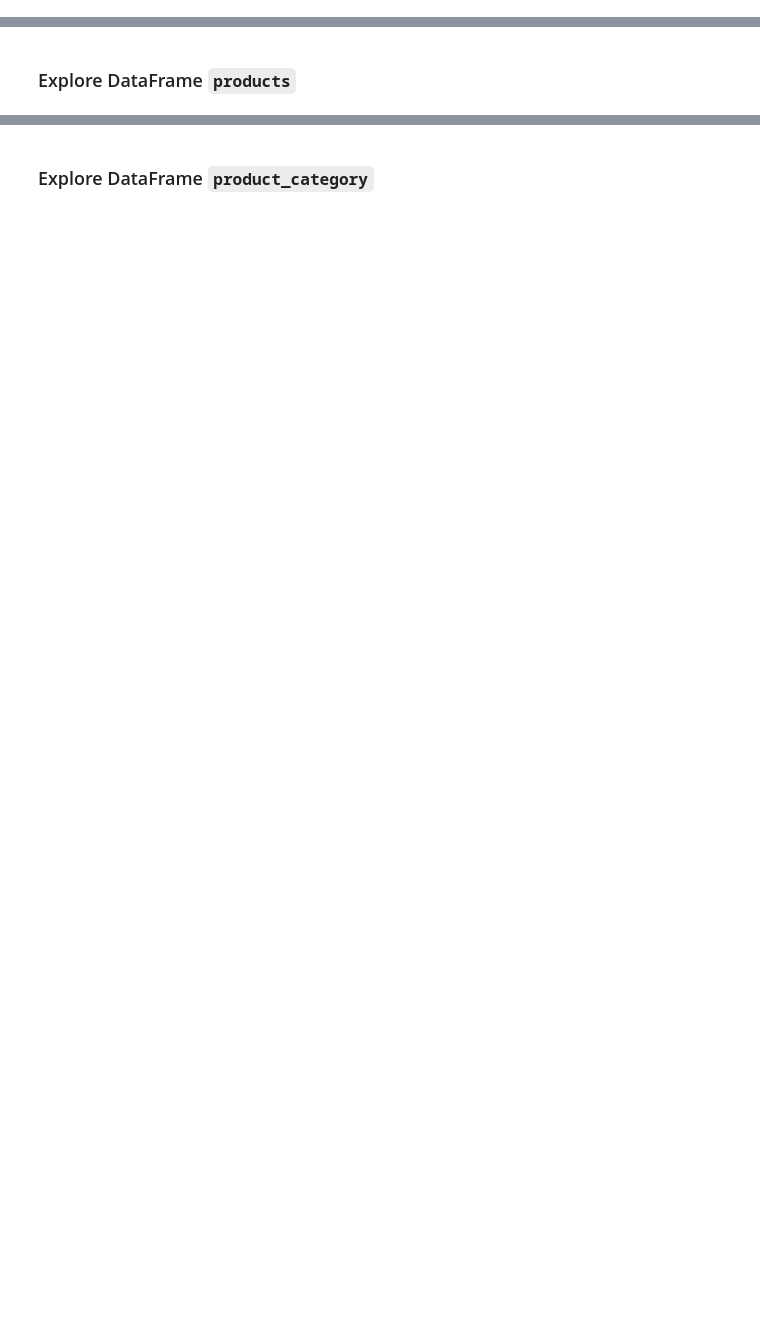
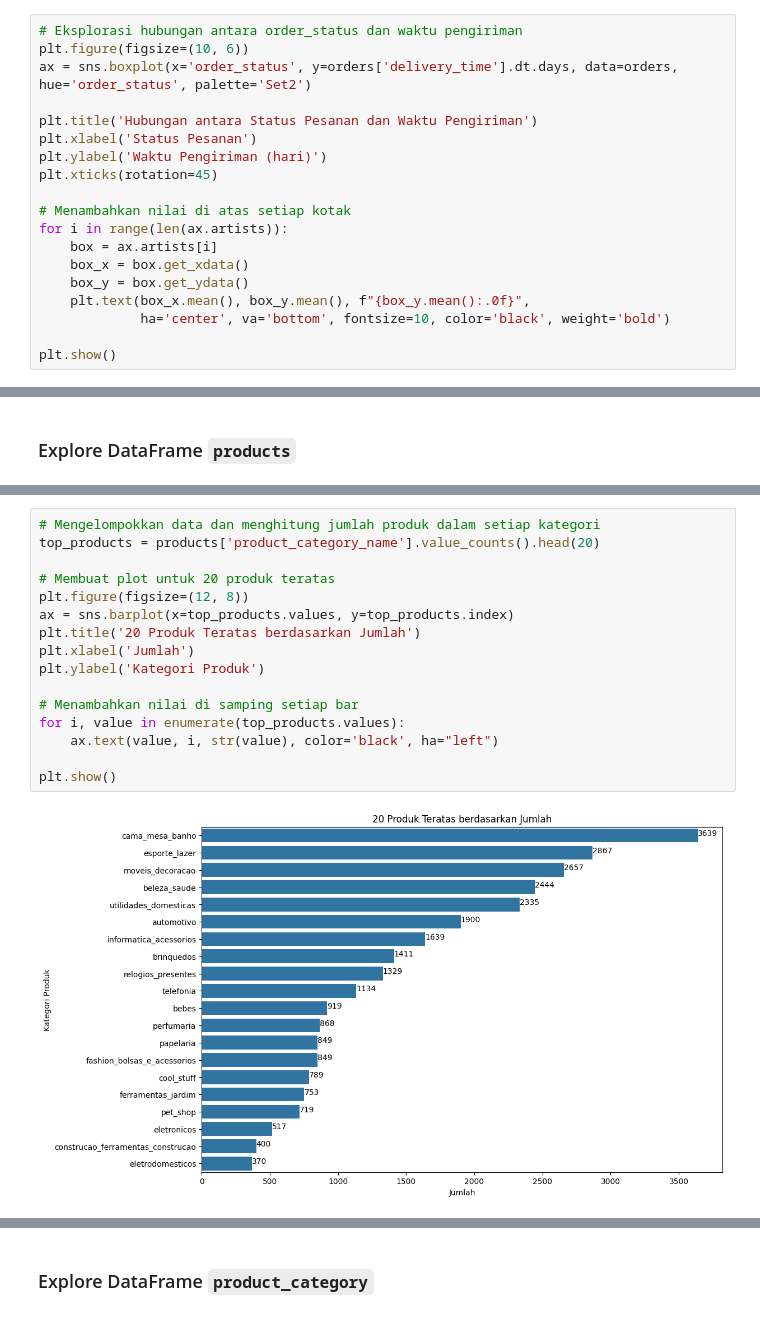
Before and after one commit to murnawan91/Proyek-Analisis-Data-E-Commerce, a Jupyter notebook: Proyek_Analisis_Data.ipynb, the cells around one changed output, grey strips where cells are left out. Drawn from its saved outputs; the diff is of its cells as text; blank space fills up the shorter version.

```diff
--- a/Proyek_Analisis_Data.ipynb
+++ b/Proyek_Analisis_Data.ipynb
@@ -473,0 +451,19 @@ Passing `palette` without assigning `hue` is deprecated and will be removed in v
+# %%
+# Eksplorasi hubungan antara order_status dan waktu pengiriman
+plt.figure(figsize=(10, 6))
+ax = sns.boxplot(x='order_status', y=orders['delivery_time'].dt.days, data=orders, hue='order_status', palette='Set2')
+
+plt.title('Hubungan antara Status Pesanan dan Waktu Pengiriman')
+plt.xlabel('Status Pesanan')
+plt.ylabel('Waktu Pengiriman (hari)')
+plt.xticks(rotation=45)
+
+# Menambahkan nilai di atas setiap kotak
+for i in range(len(ax.artists)):
+    box = ax.artists[i]
+    box_x = box.get_xdata()
+    box_y = box.get_ydata()
+    plt.text(box_x.mean(), box_y.mean(), f"{box_y.mean():.0f}",
+             ha='center', va='bottom', fontsize=10, color='black', weight='bold')
+
+plt.show()
@@ -534,0 +577,18 @@ Passing `palette` without assigning `hue` is deprecated and will be removed in v
+# %%
+# Mengelompokkan data dan menghitung jumlah produk dalam setiap kategori
+top_products = products['product_category_name'].value_counts().head(20)
+
+# Membuat plot untuk 20 produk teratas
+plt.figure(figsize=(12, 8))
+ax = sns.barplot(x=top_products.values, y=top_products.index)
+plt.title('20 Produk Teratas berdasarkan Jumlah')
+plt.xlabel('Jumlah')
+plt.ylabel('Kategori Produk')
+
+# Menambahkan nilai di samping setiap bar
+for i, value in enumerate(top_products.values):
+    ax.text(value, i, str(value), color='black', ha="left")
+
+plt.show()
+# %% [output]
+[figure, added]
```
Also changed, not shown: parts of 16 cells of this notebook.
